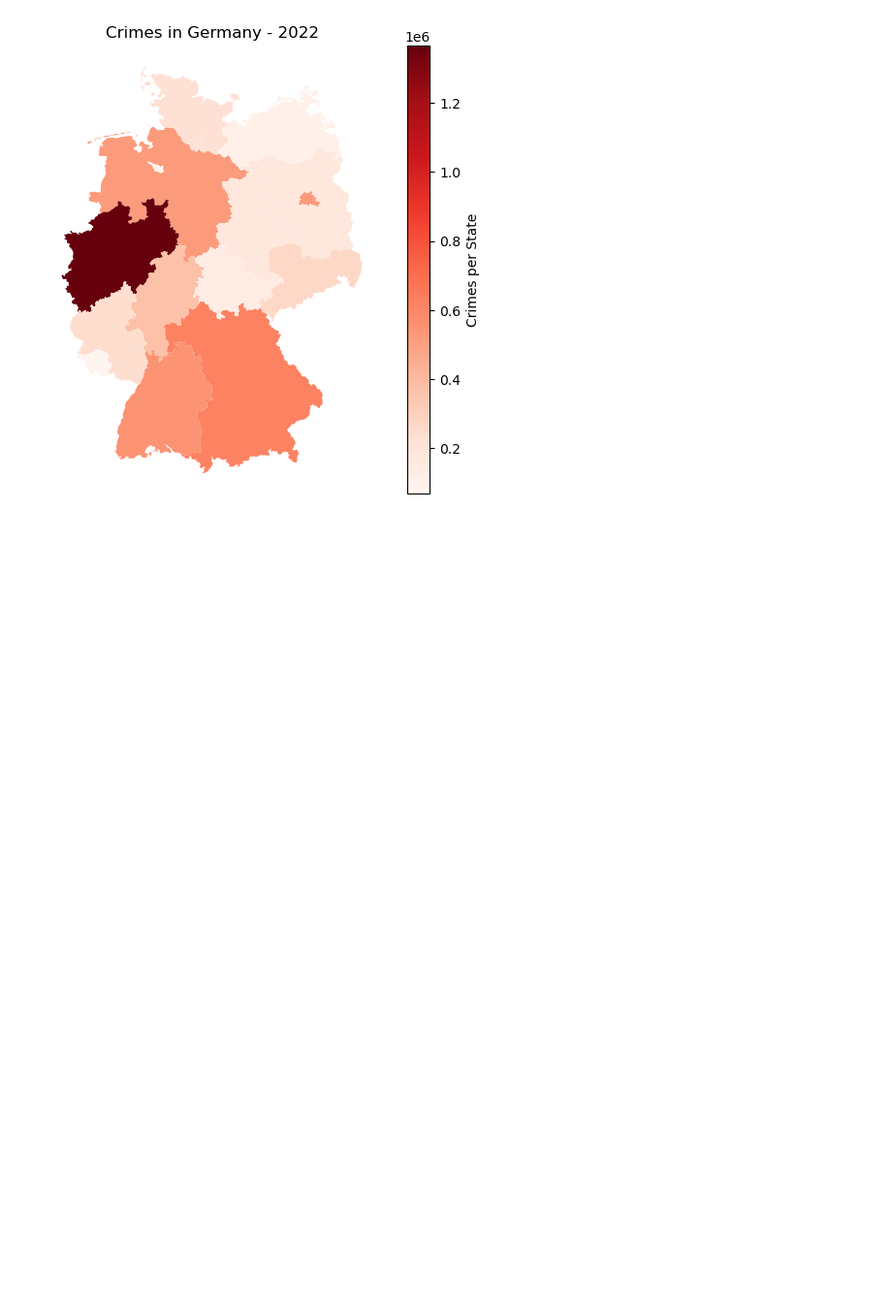
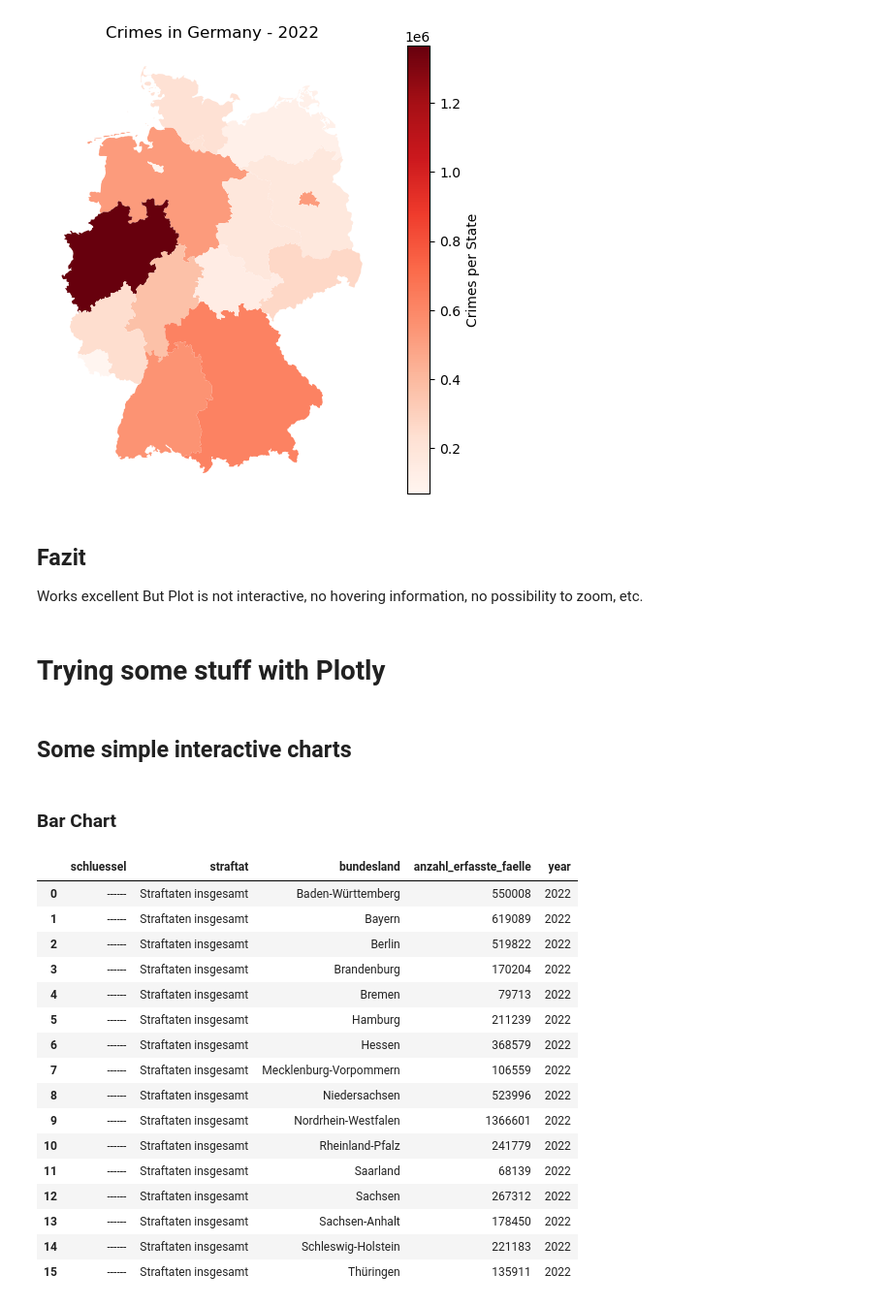
Before and after one commit to alexmahesh/Crime_GER, a Jupyter notebook: test_maps.ipynb, the cells around one changed output. Shown at 97% size. Drawn from its saved outputs; the diff is of its cells as text; code cells hidden in the pictures; blank space fills up the shorter version.

```diff
--- a/test_maps.ipynb
+++ b/test_maps.ipynb
@@ -174,3 +155,42 @@ plt.title(f'Crimes in Germany - {year}')
 # %% [output]
 Text(0.5, 1.0, 'Crimes in Germany - 2022')
 [figure]
+# %% [markdown]
+## Fazit
+Works excellent
+But Plot is not interactive, no hovering information, no possibility to zoom, etc.
+# %% [markdown]
+# Trying some stuff with Plotly
+# %% [markdown]
+## Some simple interactive charts
+# %% [markdown]
+### Bar Chart
+# %%
+query = '''
+    select schluessel, straftat, bundesland, anzahl_erfasste_faelle, year
+    from public.laender_grund_2022_until_2018
+    where schluessel = '------'
+    and bundesland != 'Bundesrepublik Deutschland'
+    and year = '2022';
+'''
+df = get_dataframe(query)
+df.columns = ['schluessel', 'straftat', 'bundesland', 'anzahl_erfasste_faelle', 'year']
+df
+# %% [output]
+|  | schluessel | straftat | bundesland | anzahl_erfasste_faelle | year |
+| 0 | ------ | Straftaten insgesamt | Baden-Württemberg | 550008 | 2022 |
+| 1 | ------ | Straftaten insgesamt | Bayern | 619089 | 2022 |
+| 2 | ------ | Straftaten insgesamt | Berlin | 519822 | 2022 |
+| 3 | ------ | Straftaten insgesamt | Brandenburg | 170204 | 2022 |
+| 4 | ------ | Straftaten insgesamt | Bremen | 79713 | 2022 |
+| 5 | ------ | Straftaten insgesamt | Hamburg | 211239 | 2022 |
+| 6 | ------ | Straftaten insgesamt | Hessen | 368579 | 2022 |
+| 7 | ------ | Straftaten insgesamt | Mecklenburg-Vorpommern | 106559 | 2022 |
+| 8 | ------ | Straftaten insgesamt | Niedersachsen | 523996 | 2022 |
+| 9 | ------ | Straftaten insgesamt | Nordrhein-Westfalen | 1366601 | 2022 |
+| 10 | ------ | Straftaten insgesamt | Rheinland-Pfalz | 241779 | 2022 |
+| 11 | ------ | Straftaten insgesamt | Saarland | 68139 | 2022 |
+| 12 | ------ | Straftaten insgesamt | Sachsen | 267312 | 2022 |
+| 13 | ------ | Straftaten insgesamt | Sachsen-Anhalt | 178450 | 2022 |
+| 14 | ------ | Straftaten insgesamt | Schleswig-Holstein | 221183 | 2022 |
+| 15 | ------ | Straftaten insgesamt | Thüringen | 135911 | 2022 |
```
Also changed, not shown: parts of 14 cells of this notebook, 2 other files.
